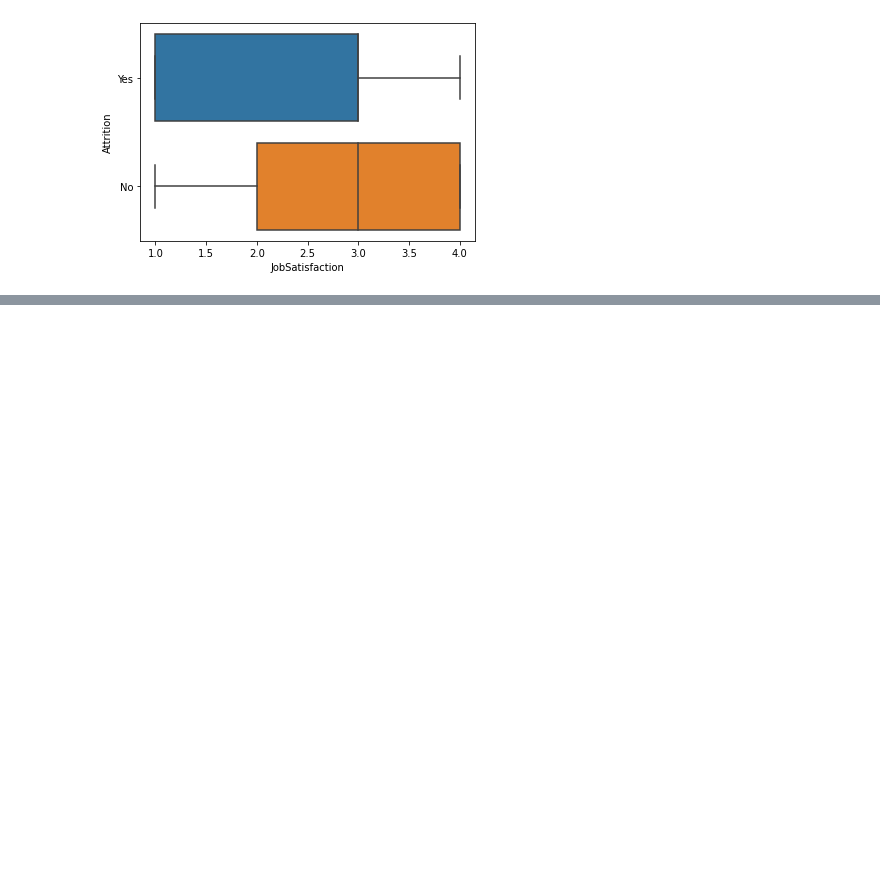
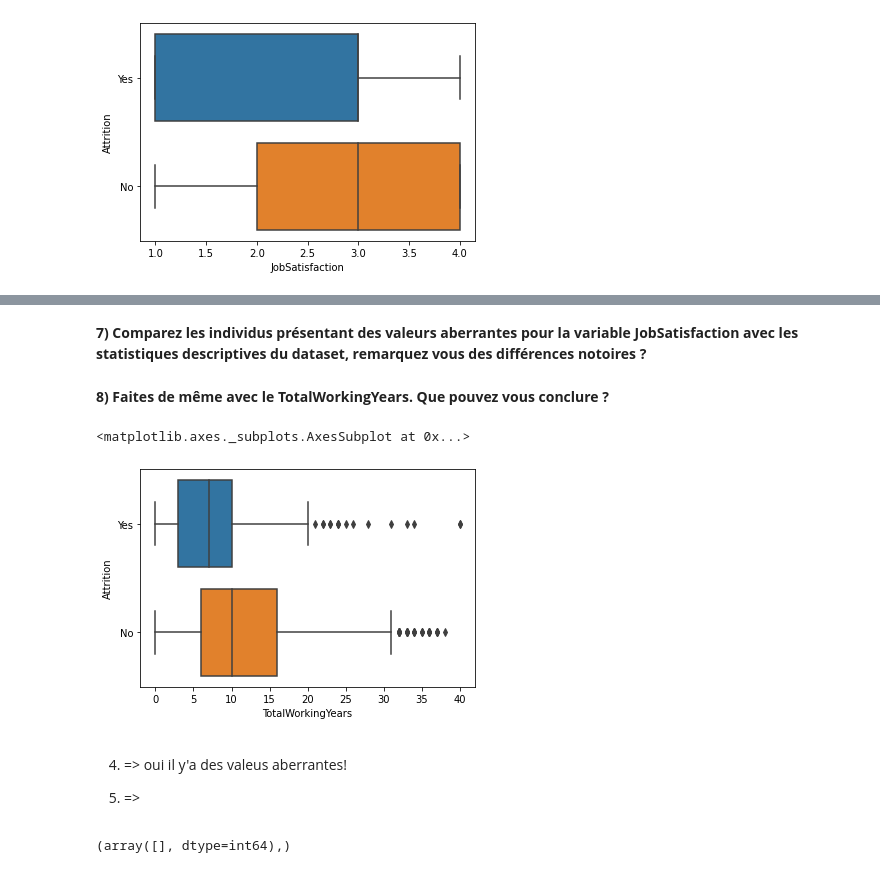
Before and after one commit to LamaElkhouk/pythonh3hitema, a Jupyter notebook: Copie_de_introduction_analyse_données.ipynb, the cells around one changed output, grey strips where cells are left out. Cells and saved outputs as stored; diff of their text form; code cells hidden in the pictures; blank space fills up the shorter version.

```diff
--- a/Copie_de_introduction_analyse_données.ipynb
+++ b/Copie_de_introduction_analyse_données.ipynb
@@ -326,0 +343,19 @@ sb.boxplot(
+# %% [markdown]
+**7) Comparez les individus présentant des valeurs aberrantes pour la variable JobSatisfaction avec les statistiques descriptives du dataset, remarquez vous des différences notoires ?**
+# %% [markdown]
+**8) Faites de même avec le TotalWorkingYears. Que pouvez vous conclure ?**
+# %%
+sb.boxplot(
+    data=ibm, y='Attrition', x='TotalWorkingYears'
+)
+# %% [output]
+<matplotlib.axes._subplots.AxesSubplot at 0x...>
+[figure, added]
+# %% [markdown]
+4) => oui il y'a des valeus aberrantes!
+
+5) =>
+# %%
+print(np.where(ibm['Attrition']>30))
+# %% [output]
+(array([], dtype=int64),)
```
Also changed, not shown: parts of 13 cells of this notebook.
